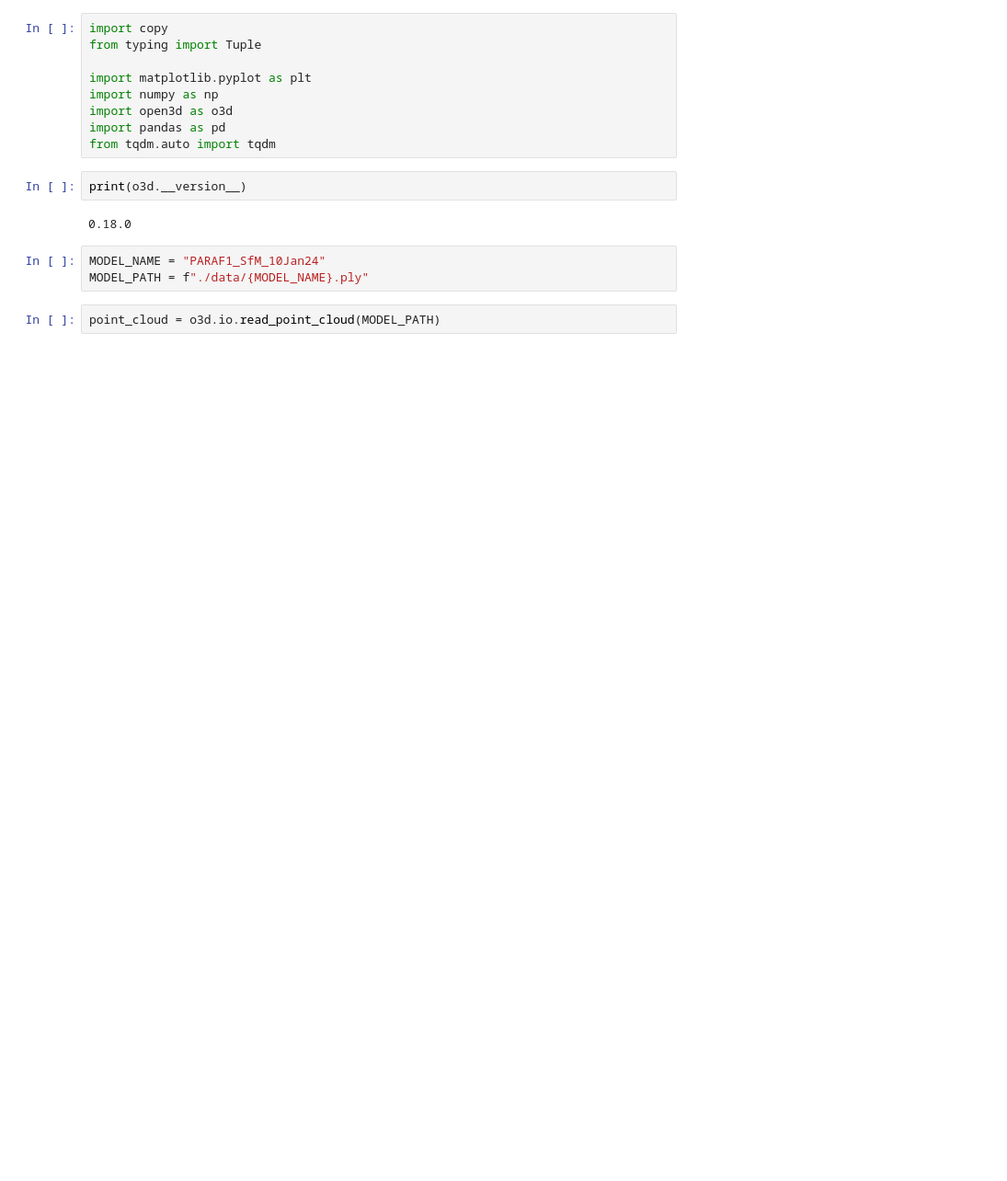
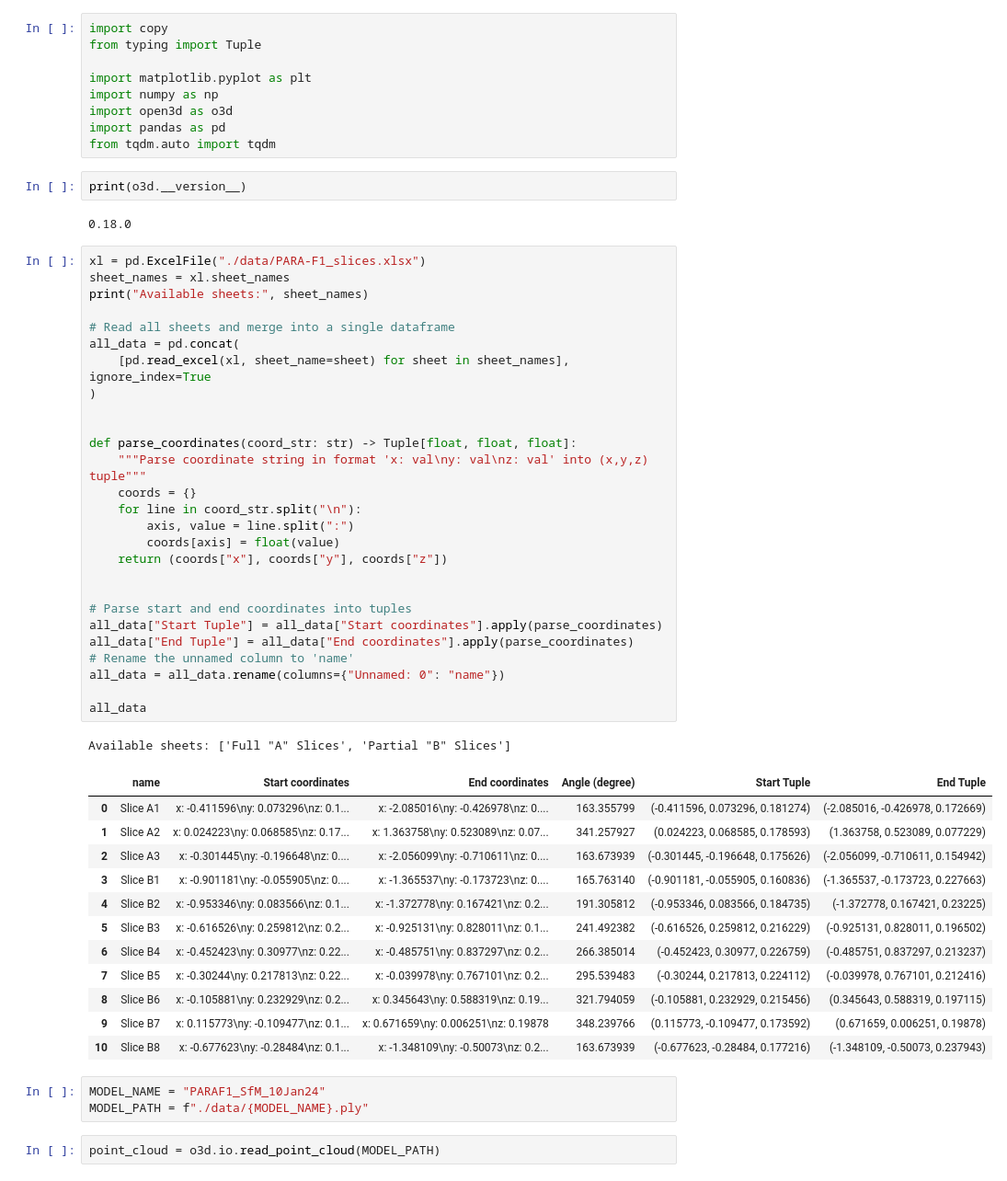
Before and after one commit to RohanGautam/coral_slice_extraction, a Jupyter notebook: coral_slice.ipynb, the cells around one changed output. Shown: that part at 92% size. Cells and saved outputs as stored; diff of their text form; blank space fills up the shorter version.

Commit message:
simplify logic, load from excel

```diff
--- a/coral_slice.ipynb
+++ b/coral_slice.ipynb
@@ -11,6 +11,47 @@ from tqdm.auto import tqdm
 print(o3d.__version__)
 # %% [output]
 0.18.0
+# %%
+xl = pd.ExcelFile("./data/PARA-F1_slices.xlsx")
+sheet_names = xl.sheet_names
+print("Available sheets:", sheet_names)
+
+# Read all sheets and merge into a single dataframe
+all_data = pd.concat(
+    [pd.read_excel(xl, sheet_name=sheet) for sheet in sheet_names], ignore_index=True
+)
+
+
+def parse_coordinates(coord_str: str) -> Tuple[float, float, float]:
+    """Parse coordinate string in format 'x: val\ny: val\nz: val' into (x,y,z) tuple"""
+    coords = {}
+    for line in coord_str.split("\n"):
+        axis, value = line.split(":")
+        coords[axis] = float(value)
+    return (coords["x"], coords["y"], coords["z"])
+
+
+# Parse start and end coordinates into tuples
+all_data["Start Tuple"] = all_data["Start coordinates"].apply(parse_coordinates)
+all_data["End Tuple"] = all_data["End coordinates"].apply(parse_coordinates)
+# Rename the unnamed column to 'name'
+all_data = all_data.rename(columns={"Unnamed: 0": "name"})
+
+all_data
+# %% [output]
+Available sheets: ['Full "A" Slices', 'Partial "B" Slices']
+|  | name | Start coordinates | End coordinates | Angle (degree) | Start Tuple | End Tuple |
+| 0 | Slice A1 | x: -0.411596\ny: 0.073296\nz: 0.1... | x: -2.085016\ny: -0.426978\nz: 0.... | 163.355799 | (-0.411596, 0.073296, 0.181274) | (-2.085016, -0.426978, 0.172669) |
+| 1 | Slice A2 | x: 0.024223\ny: 0.068585\nz: 0.17... | x: 1.363758\ny: 0.523089\nz: 0.07... | 341.257927 | (0.024223, 0.068585, 0.178593) | (1.363758, 0.523089, 0.077229) |
+| 2 | Slice A3 | x: -0.301445\ny: -0.196648\nz: 0.... | x: -2.056099\ny: -0.710611\nz: 0.... | 163.673939 | (-0.301445, -0.196648, 0.175626) | (-2.056099, -0.710611, 0.154942) |
+| 3 | Slice B1 | x: -0.901181\ny: -0.055905\nz: 0.... | x: -1.365537\ny: -0.173723\nz: 0.... | 165.763140 | (-0.901181, -0.055905, 0.160836) | (-1.365537, -0.173723, 0.227663) |
+| 4 | Slice B2 | x: -0.953346\ny: 0.083566\nz: 0.1... | x: -1.372778\ny: 0.167421\nz: 0.2... | 191.305812 | (-0.953346, 0.083566, 0.184735) | (-1.372778, 0.167421, 0.23225) |
+| 5 | Slice B3 | x: -0.616526\ny: 0.259812\nz: 0.2... | x: -0.925131\ny: 0.828011\nz: 0.1... | 241.492382 | (-0.616526, 0.259812, 0.216229) | (-0.925131, 0.828011, 0.196502) |
+| 6 | Slice B4 | x: -0.452423\ny: 0.30977\nz: 0.22... | x: -0.485751\ny: 0.837297\nz: 0.2... | 266.385014 | (-0.452423, 0.30977, 0.226759) | (-0.485751, 0.837297, 0.213237) |
+| 7 | Slice B5 | x: -0.30244\ny: 0.217813\nz: 0.22... | x: -0.039978\ny: 0.767101\nz: 0.2... | 295.539483 | (-0.30244, 0.217813, 0.224112) | (-0.039978, 0.767101, 0.212416) |
+| 8 | Slice B6 | x: -0.105881\ny: 0.232929\nz: 0.2... | x: 0.345643\ny: 0.588319\nz: 0.19... | 321.794059 | (-0.105881, 0.232929, 0.215456) | (0.345643, 0.588319, 0.197115) |
+| 9 | Slice B7 | x: 0.115773\ny: -0.109477\nz: 0.1... | x: 0.671659\ny: 0.006251\nz: 0.19878 | 348.239766 | (0.115773, -0.109477, 0.173592) | (0.671659, 0.006251, 0.19878) |
+| 10 | Slice B8 | x: -0.677623\ny: -0.28484\nz: 0.1... | x: -1.348109\ny: -0.50073\nz: 0.2... | 163.673939 | (-0.677623, -0.28484, 0.177216) | (-1.348109, -0.50073, 0.237943) |
 # %%
 MODEL_NAME = "PARAF1_SfM_10Jan24"
 MODEL_PATH = f"./data/{MODEL_NAME}.ply"
```
Also changed, not shown: parts of 10 cells of this notebook.
